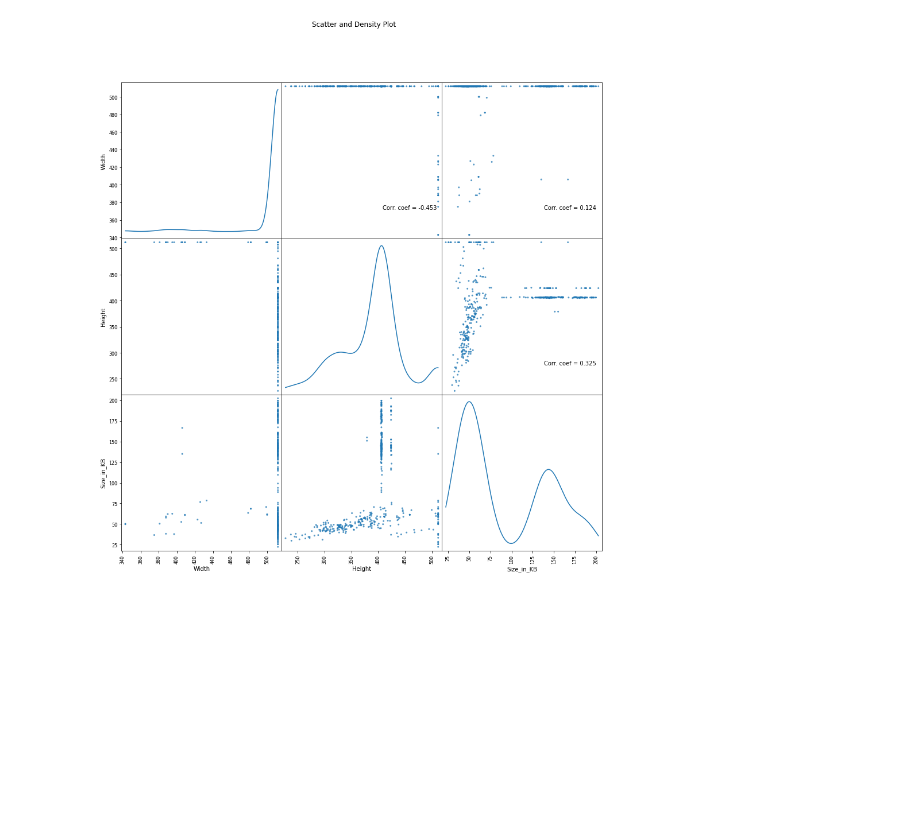
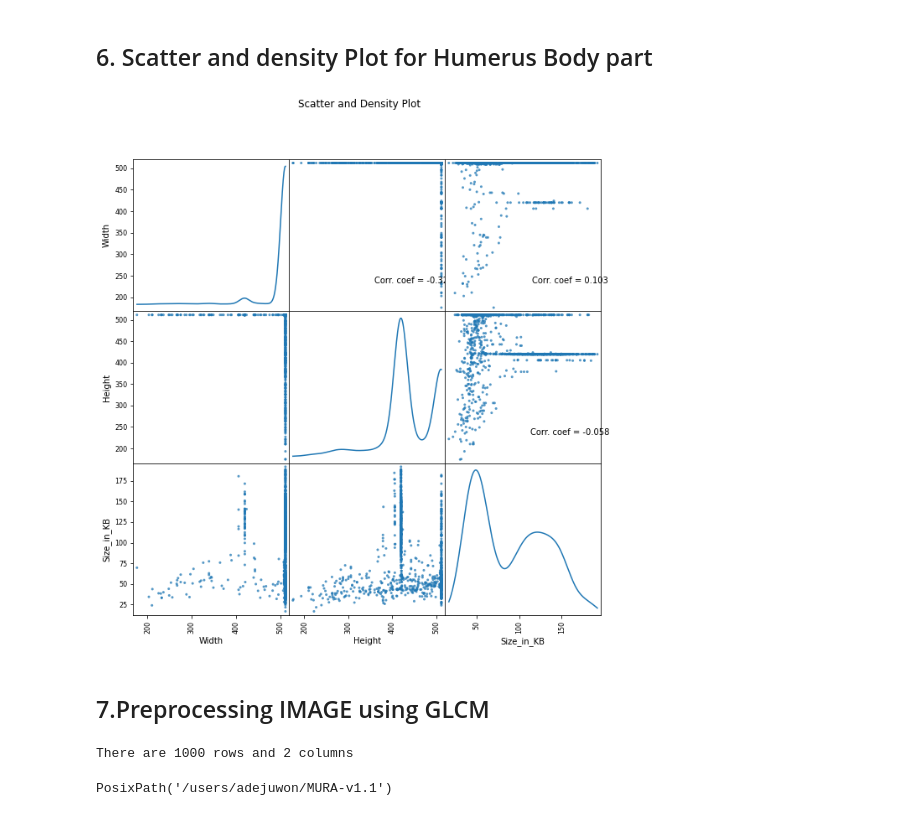
Before and after one commit to dreamtx01/BoneXRays, a Jupyter notebook: Code/Statistics_BoneXray.ipynb, the cells around one changed output. Cells and saved outputs as stored; diff of their text form; code cells hidden in the pictures; blank space fills up the shorter version.

```diff
--- a/Code/Statistics_BoneXray.ipynb
+++ b/Code/Statistics_BoneXray.ipynb
@@ -248,28 +268,3 @@ import pandas as pd # data processing, CSV file I/O (e.g. pd.read_csv)
-# %%
-#for dirname, _, filenames in os.walk('/kaggle/input'):
-#    for filename in filenames:
-#        print(os.path.join(dirname, filename))# Distribution graphs (histogram/bar graph) of column data
-df=stats_df
-def plotPerColumnDistribution(df, nGraphShown, nGraphPerRow):
-    nunique = df.nunique()
-    df = df[[col for col in df if nunique[col] > 1 and nunique[col] < 50]] # For displaying purposes, pick columns that have between 1 and 50 unique values
-    nRow, nCol = df.shape
-    columnNames = list(df)
-    nGraphRow = (nCol + nGraphPerRow - 1) / nGraphPerRow
-    plt.figure(num = None, figsize = (6 * nGraphPerRow, 8 * nGraphRow), dpi = 80, facecolor = 'w', edgecolor = 'k')
-    for i in range(min(nCol, nGraphShown)):
-        plt.subplot(nGraphRow, nGraphPerRow, i + 1)
-        columnDf = df.iloc[:, i]
-        if (not np.issubdtype(type(columnDf.iloc[0]), np.number)):
-            valueCounts = columnDf.value_counts()
-            valueCounts.plot.bar()
-        else:
-            columnDf.hist()
-        plt.ylabel('counts')
-        plt.xticks(rotation = 90)
-        plt.title(f'{columnNames[i]} (column {i})')
-    plt.tight_layout(pad = 1.0, w_pad = 1.0, h_pad = 1.0)
-    plt.show()
 # %%
 stats_df
 # %% [output]
@@ -289,3 +283,0 @@ stats_df
-# %%
-df = stats_df[(stats_df['Width'] <500)]
-df
@@ -310,6 +283,0 @@ df
-# %%
-df = stats_df[(stats_df['Height'] >500)]
-
-
-df2 = df[(df['Width'] < 500)]
-df2
@@ -368,3 +284,5 @@ plotCorrelationMatrix(df, 15)
+# %% [markdown]
+## 6. Scatter and density Plot for Humerus Body part
 # %%
 # Scatter and density plots
 def plotScatterMatrix(df, plotSize, textSize):
@@ -383,6 +301,8 @@ def plotScatterMatrix(df, plotSize, textSize):
     plt.suptitle('Scatter and Density Plot')
     plt.show()
 # %%
-plotScatterMatrix(df, 15, 10)
+plotScatterMatrix(df2, 10, 10)
 # %% [output]
-[figure, old version]
+[figure, new version]
+# %% [markdown]
+## 7.Preprocessing IMAGE using GLCM
@@ -388,0 +311,9 @@ plotScatterMatrix(df, 15, 10)
+# %%
+nRowsRead = 1000 # specify 'None' if want to read whole file
+# train_labeled_studies.csv may have more rows in reality, but we are only loading/previewing the first 1000 rows
+df2 = pd.read_csv('/users/adejuwon/MURA-v1.1/train_labeled_studies.csv', delimiter=',', nrows = nRowsRead)
+df2.dataframeName = 'train_labeled_studies.csv'
+nRow, nCol = df2.shape
+print(f'There are {nRow} rows and {nCol} columns')
+# %% [output]
+There are 1000 rows and 2 columns
@@ -388,0 +322,4 @@ plotScatterMatrix(df, 15, 10)
+# %%
+dataset_root
+# %% [output]
+PosixPath('/users/adejuwon/MURA-v1.1')
```
Also changed, not shown: parts of 38 cells of this notebook.
